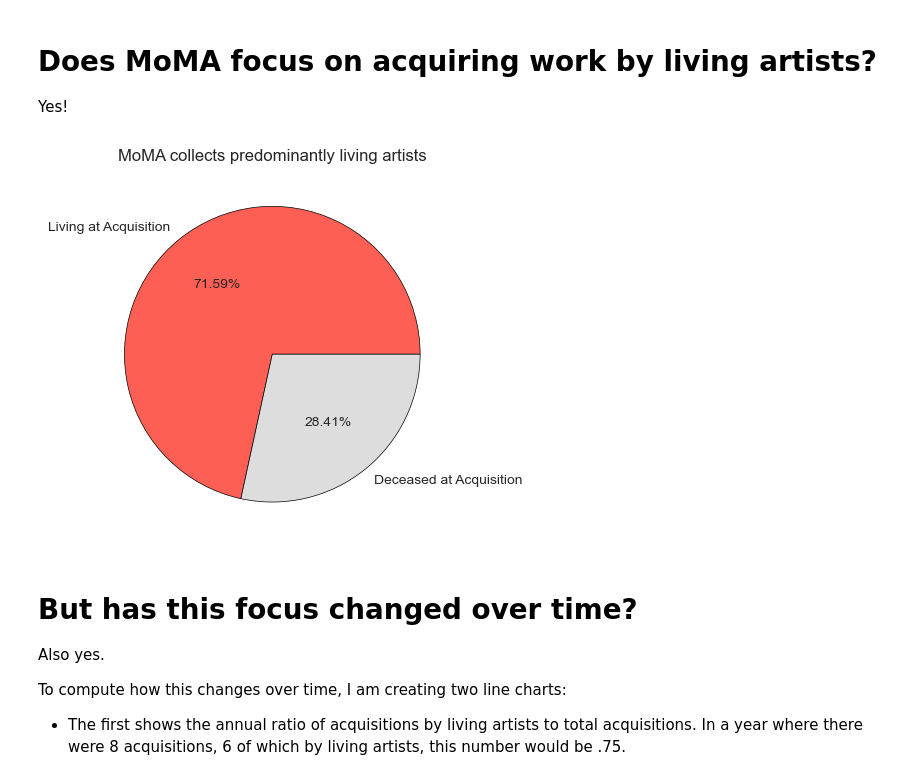
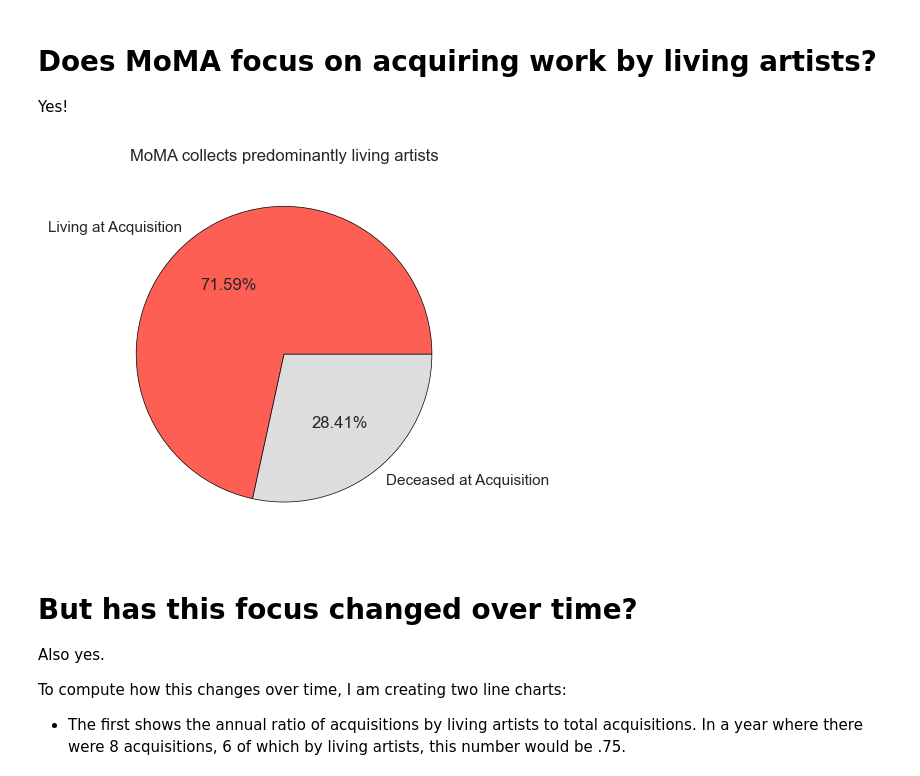
Before and after one commit to zrottman/data-exploration, a Jupyter notebook: artmuseums/01_moma-trending-conservative-or-progressive.ipynb, the cells around one changed output. Saved outputs shown, nothing was run; the diff lists cells and outputs as text; code cells hidden in the pictures.

Commit message:
Restyle charts so that text is bigger and friendlier for display on blog

```diff
--- a/artmuseums/01_moma-trending-conservative-or-progressive.ipynb
+++ b/artmuseums/01_moma-trending-conservative-or-progressive.ipynb
@@ -23,21 +23,8 @@ df.head()
 | 4 | Villa, project, outside Vienna, A... | Emil Hoppe | 7605 | (Austrian, 1876–1957) | (Austrian) | (1876) | (1957) | (Male) | 1903 | ... |
 5 rows × 39 columns
 # %%
-# Set style
-sns.set_style('white')
-
-# Axis Variables
-titlefontsize = 16
-
-# Boxplot Variables
-boxprops = {'edgecolor':'black', 'linewidth':1}
-whiskerprops = {'color':'black', 'linewidth':1}
-medianprops = {'color': 'black', 'linewidth':1}
-flierprops = {'marker': 'o', 'markerfacecolor': '#EEEEEE', 'markeredgecolor': 'black', 'alpha':0.6}
-
-
-# Establish palette
-colors = {
+# Establish Palette 1
+palette1_dict = {
     'red': '#FE5F55',
     'blue': '#208AAE',
     'green': '#18A999',
@@ -51,11 +38,9 @@ colors = {
     'gray': '#DDDDDD',
     'darkgray': '#AAAAAA'
 }
-
-colorslist = [c for c in colors.values()]
-
-mypalette = sns.set_palette(sns.color_palette(colorslist), desat=1)
-sns.color_palette(colorslist)
+palette1_colors = [c for c in palette1_dict.values()]
+palette1 = sns.color_palette(palette1_colors)
+palette1
 # %% [output]
 [(0.996078431372549, 0.37254901960784315, 0.3333333333333333),
  (0.12549019607843137, 0.5411764705882353, 0.6823529411764706),
@@ -72,3 +73,11 @@ sns.color_palette(colorslist)
+# %%
+# Set Theme
+sns.set_theme(
+    context='notebook',
+    style='white',
+    palette=palette1,
+    rc={'axes.linewidth':1}
+)
 # %%
 # Count artist genders for each work
 import re
@@ -89,16 +98,16 @@ Yes!
 # %%
 plt.pie(
     ps['living'].value_counts(),
     #autopct='%.2f',
     autopct=lambda s: '{:.2f}%'.format(s),
-    colors=[colors['red'], colors['gray']],
+    colors=[palette1_dict['red'], palette1_dict['gray']],
     labels=['Living at Acquisition', 'Deceased at Acquisition'],
     wedgeprops=dict(edgecolor='black', linewidth=.5)
 )
 
 plt.title('MoMA collects predominantly living artists');
 # %% [output]
-[figure, old version]
+[figure, new version]
 # %% [markdown]
 # But has this focus changed over time?
 Also yes.
```
Also changed, not shown: parts of 10 cells of this notebook.
